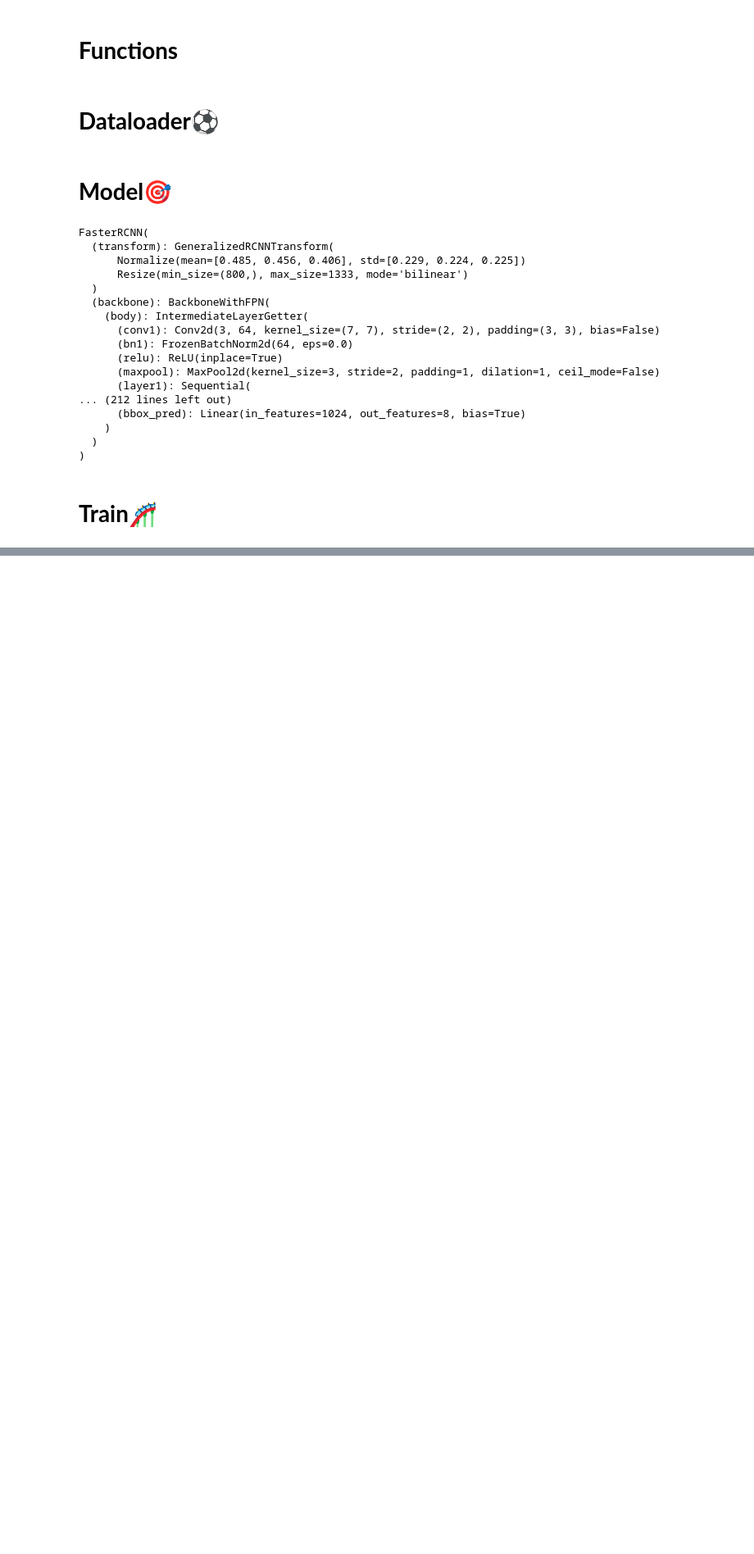
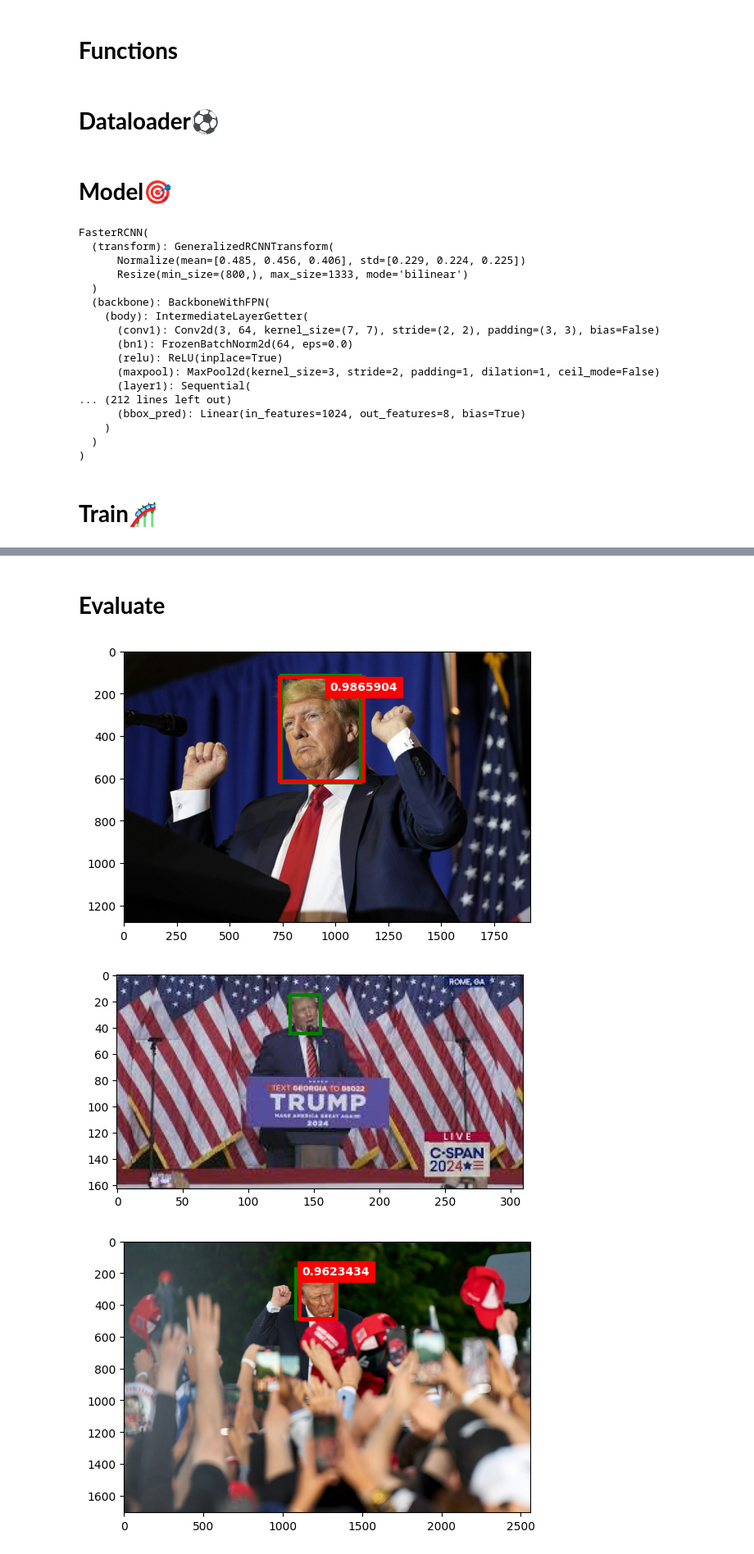
Before and after one commit to shgyg99/ObjectDetection_pytorch_FasterRCNN, a Jupyter notebook: TrumpDetect.ipynb, the cells around one changed output, grey strips where cells are left out. Shown at 82% size. Saved outputs shown, nothing was run; the diff lists cells and outputs as text; code cells hidden in the pictures; blank space fills up the shorter version.

Commit message:
notebook edit and train model

```diff
--- a/TrumpDetect.ipynb
+++ b/TrumpDetect.ipynb
@@ -100,9 +109,42 @@ def train_one_epoch(model, optimizer, train_loader, epoch=None):
+# %%
+def evaluate(model, test_dataloader):
+    model.eval()
+    with torch.no_grad():
+        cnt = 0
+        for images , targets in test_dataloader:
+            images = list(image.to(device) for image in images)
+            targets = [{k: v.to(device) for k, v in t.items()} for t in targets]
+            out = model(images)
+            scores = out[0]['scores'].cpu().numpy()
+            inds = scores > 0.95
+            bxs = out[0]['boxes'].cpu().numpy()
+            bxs = bxs[inds]
+            gt = targets[0]['boxes'].cpu().numpy()
+            # gt = gt[0]
+            img = images[0].permute(1, 2, 0).cpu().numpy()
+            #----------------------------------------------------------
+            fig, ax = plt.subplots(1)
+            ax.imshow(img)
+            for j in range(len(gt)):
+                rect1 = patches.Rectangle((int(gt[j][0]),int(gt[j][1])),abs(gt[j][0]-gt[j][2]),
+                                abs(gt[j][1]-gt[j][3]),linewidth=3,edgecolor='g',facecolor='none')
+                ax.add_patch(rect1)
+            for i in range(len(bxs)):
+                rect = patches.Rectangle((int(bxs[i][0]),int(bxs[i][1])),abs(bxs[i][0]-bxs[i][2]),
+                                        abs(bxs[i][1]-bxs[i][3]),linewidth=3,edgecolor='r',facecolor='none',)
+                ax.add_patch(rect)
+                rx, ry = rect.get_xy()
+                cx = rx + rect.get_width()
+                cy = ry + rect.get_height()/10.
+                ax.annotate(scores[i], (cx, cy), color='white', weight='bold', fontsize=10, ha='center', va='center', backgroundcolor='red')
+
+            fig.savefig(f"/content/output_images/{cnt}.png".format(cnt), dpi=90, bbox_inches='tight')
+            cnt = cnt + 1
 # %% [markdown]
 # **Dataloader**⚽
 # %%
-train = TrumpDataset('train')
-valid = TrumpDataset('valid')
-test = TrumpDataset('test')
+train = TrumpDataset(root='/content/drive/MyDrive/', phase='train')
+test = TrumpDataset(root='/content/drive/MyDrive/', phase='test')
 # %%
 def new_concat(batch):
   return tuple(zip(*batch))
@@ -161,0 +211,8 @@ for epoch in range(num_epochs):
+# %% [markdown]
+# **Evaluate**
+# %%
+evaluate(model, test_loader)
+# %% [output]
+[figure, added]
+[figure, added]
+[figure, added]
```
Also changed, not shown: parts of 8 cells of this notebook.
